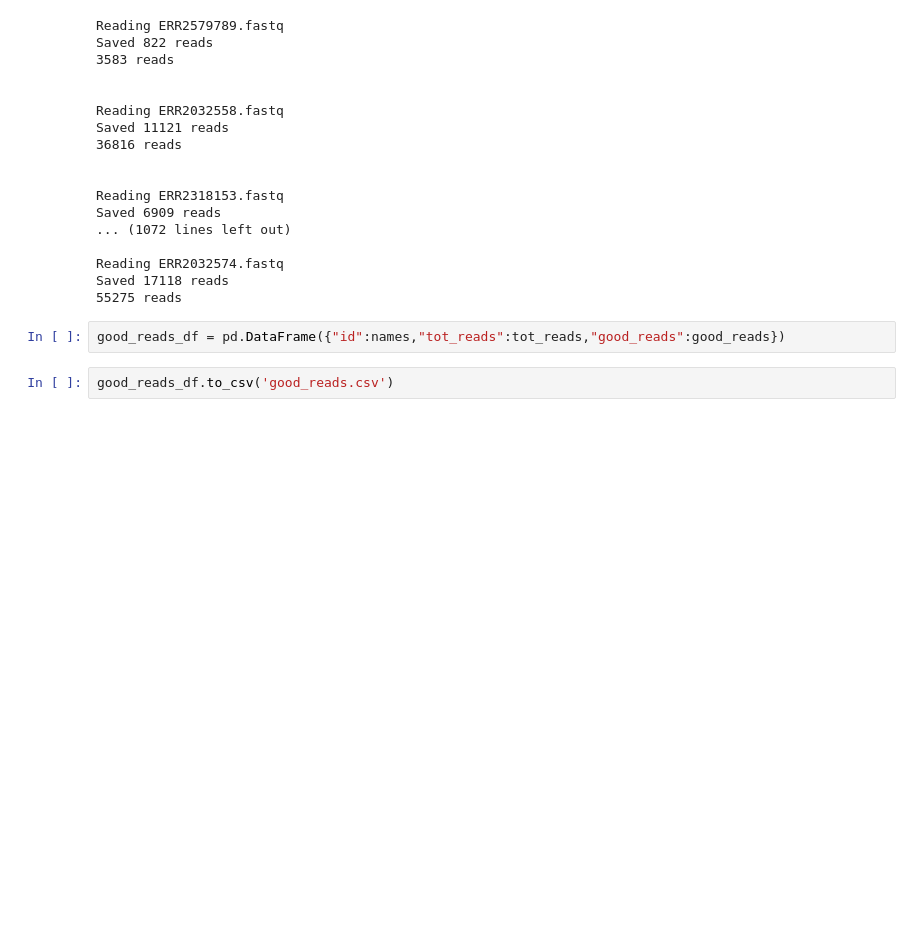
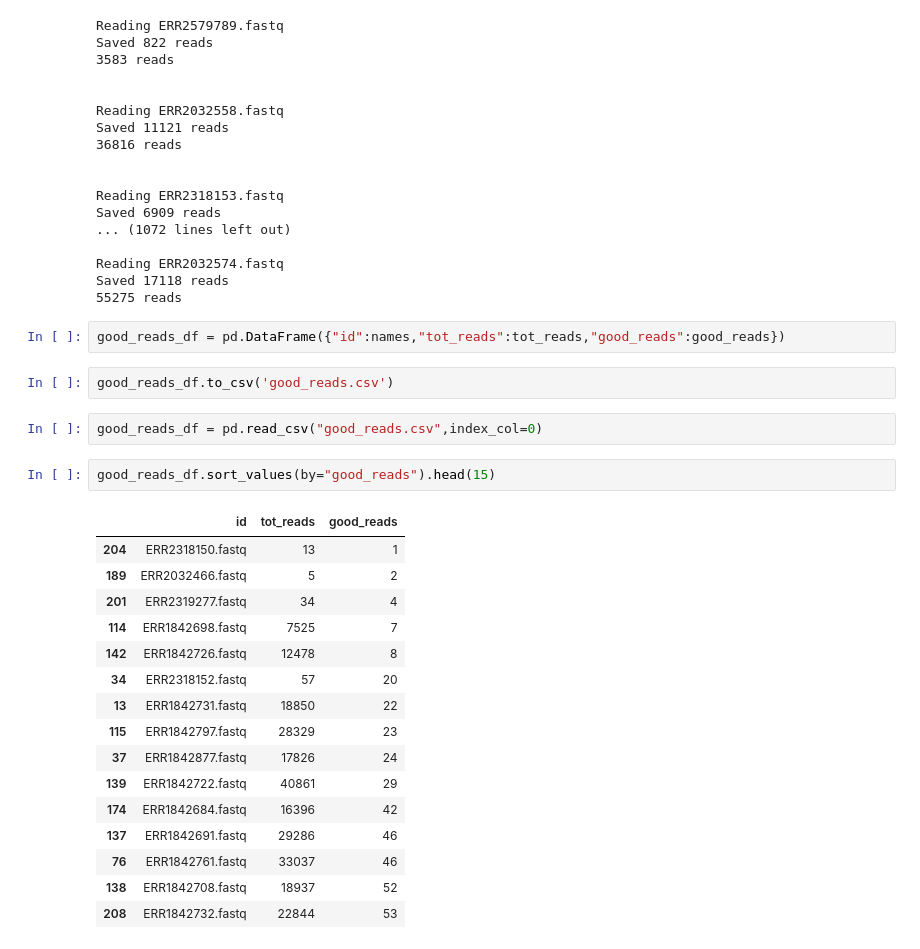
Before and after one commit to grusso98/gut-microbiota-diet, a Jupyter notebook: EDA.ipynb, the cells around one changed output. Saved outputs shown, nothing was run; the diff lists cells and outputs as text; blank space fills up the shorter version.

```diff
--- a/EDA.ipynb
+++ b/EDA.ipynb
@@ -524,3 +524,24 @@ Saved 17118 reads
 good_reads_df = pd.DataFrame({"id":names,"tot_reads":tot_reads,"good_reads":good_reads})
 # %%
 good_reads_df.to_csv('good_reads.csv')
+# %%
+good_reads_df = pd.read_csv("good_reads.csv",index_col=0)
+# %%
+good_reads_df.sort_values(by="good_reads").head(15)
+# %% [output]
+|  | id | tot_reads | good_reads |
+| 204 | ERR2318150.fastq | 13 | 1 |
+| 189 | ERR2032466.fastq | 5 | 2 |
+| 201 | ERR2319277.fastq | 34 | 4 |
+| 114 | ERR1842698.fastq | 7525 | 7 |
+| 142 | ERR1842726.fastq | 12478 | 8 |
+| 34 | ERR2318152.fastq | 57 | 20 |
+| 13 | ERR1842731.fastq | 18850 | 22 |
+| 115 | ERR1842797.fastq | 28329 | 23 |
+| 37 | ERR1842877.fastq | 17826 | 24 |
+| 139 | ERR1842722.fastq | 40861 | 29 |
+| 174 | ERR1842684.fastq | 16396 | 42 |
+| 137 | ERR1842691.fastq | 29286 | 46 |
+| 76 | ERR1842761.fastq | 33037 | 46 |
+| 138 | ERR1842708.fastq | 18937 | 52 |
+| 208 | ERR1842732.fastq | 22844 | 53 |
```
Also changed, not shown: parts of 1 cell of this notebook, 1 other file.
